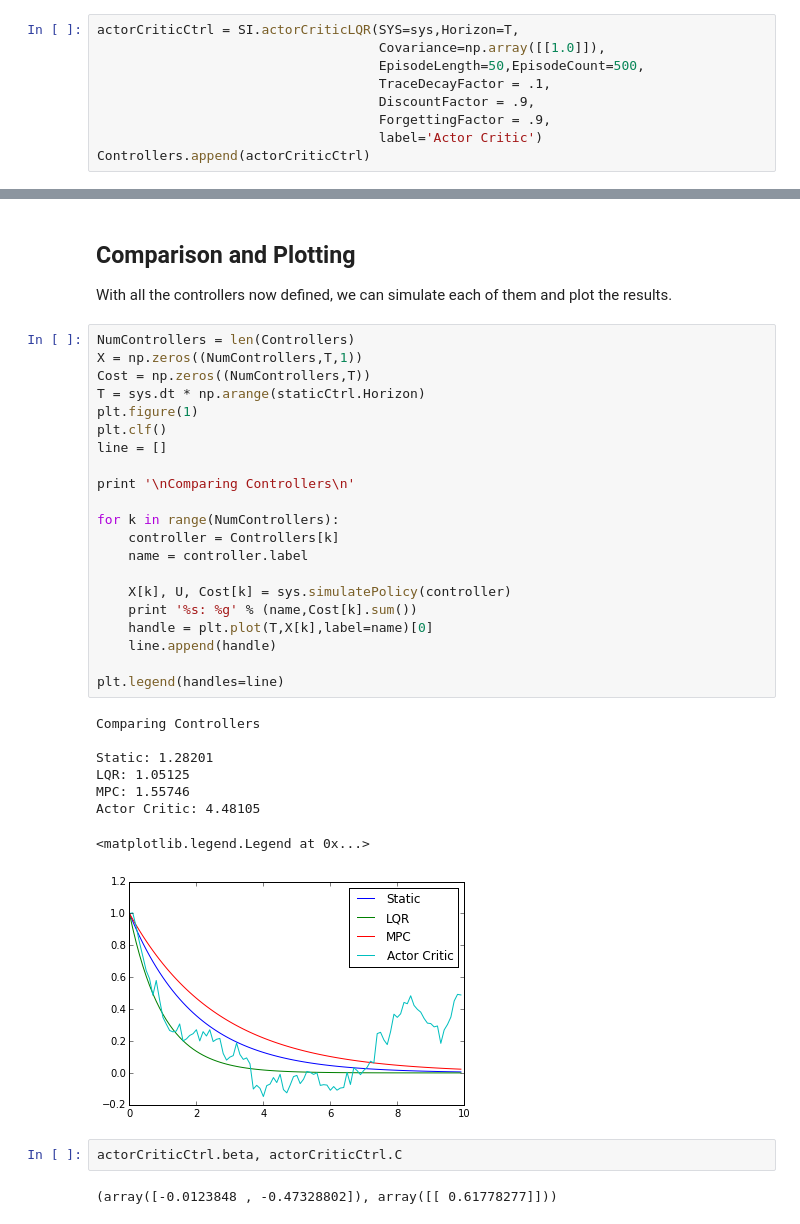
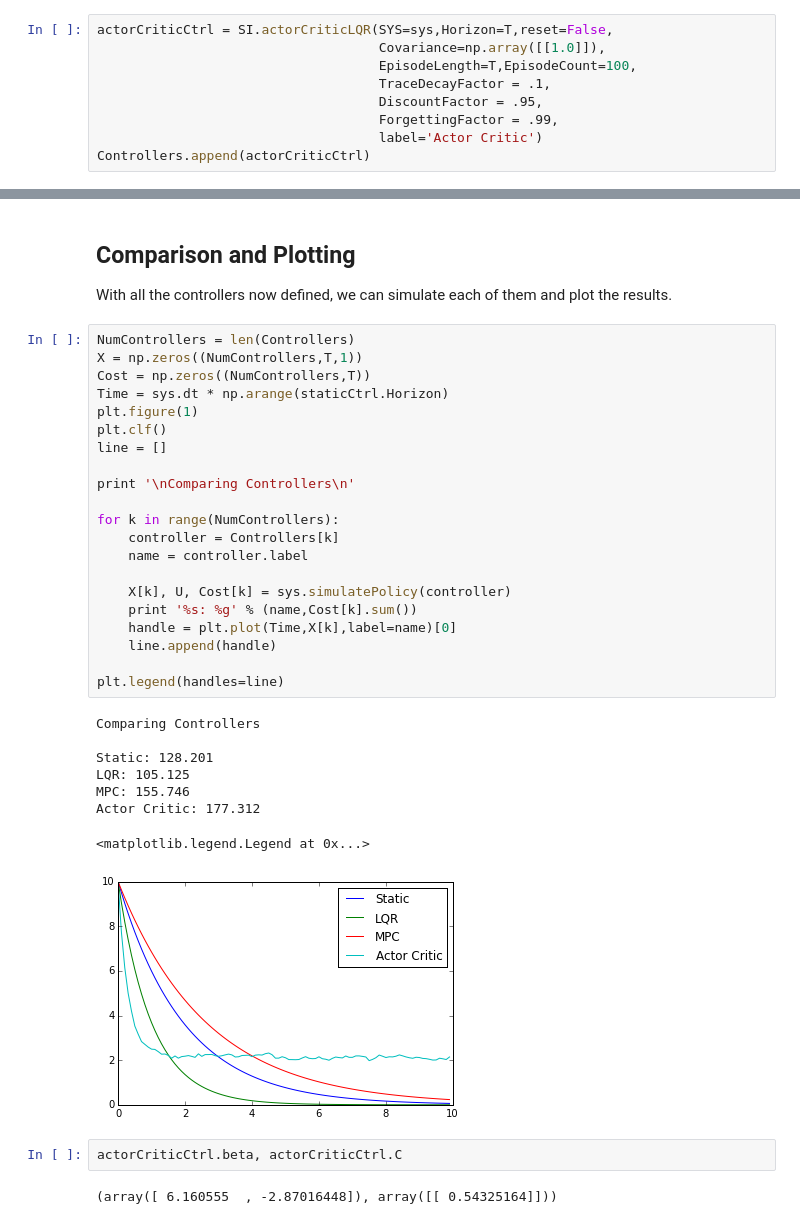
Before and after one commit to HRClab/SimInterface, a Jupyter notebook: IntegratorOptimalControl.ipynb, the cells around one changed output, grey strips where cells are left out. Cells and saved outputs as stored; diff of their text form.

```diff
--- a/IntegratorOptimalControl.ipynb
+++ b/IntegratorOptimalControl.ipynb
@@ -100,12 +100,12 @@ Controllers.append(mpcCtrl)
 # %% [markdown]
 We can also compute control the control using only sequences of costs using an actor-critic algorithm.
 # %%
-actorCriticCtrl = SI.actorCriticLQR(SYS=sys,Horizon=T,
+actorCriticCtrl = SI.actorCriticLQR(SYS=sys,Horizon=T,reset=False,
                                     Covariance=np.array([[1.0]]),
-                                    EpisodeLength=50,EpisodeCount=500,
+                                    EpisodeLength=T,EpisodeCount=100,
                                     TraceDecayFactor = .1,
-                                    DiscountFactor = .9,
-                                    ForgettingFactor = .9,
+                                    DiscountFactor = .95,
+                                    ForgettingFactor = .99,
                                     label='Actor Critic')
 Controllers.append(actorCriticCtrl)
 # %% [output]
@@ -133,34 +133,34 @@ With all the controllers now defined, we can simulate each of them and plot the
 # %%
 NumControllers = len(Controllers)
 X = np.zeros((NumControllers,T,1))
 Cost = np.zeros((NumControllers,T))
-T = sys.dt * np.arange(staticCtrl.Horizon)
+Time = sys.dt * np.arange(staticCtrl.Horizon)
 plt.figure(1)
 plt.clf()
 line = []
 
 print '\nComparing Controllers\n'
 
 for k in range(NumControllers):
     controller = Controllers[k]
     name = controller.label
 
     X[k], U, Cost[k] = sys.simulatePolicy(controller)
     print '%s: %g' % (name,Cost[k].sum())
-    handle = plt.plot(T,X[k],label=name)[0]
+    handle = plt.plot(Time,X[k],label=name)[0]
     line.append(handle)
 
 plt.legend(handles=line)
 # %% [output]
 Comparing Controllers
 
-Static: 1.28201
-LQR: 1.05125
-MPC: 1.55746
-Actor Critic: 4.48105
+Static: 128.201
+LQR: 105.125
+MPC: 155.746
+Actor Critic: 177.312
 <matplotlib.legend.Legend at 0x...>
-[figure, old version]
+[figure, new version]
 # %%
 actorCriticCtrl.beta, actorCriticCtrl.C
 # %% [output]
-(array([-0.0123848 , -0.47328802]), array([[ 0.61778277]]))
+(array([ 6.160555  , -2.87016448]), array([[ 0.54325164]]))
```
Also changed, not shown: parts of 3 cells of this notebook, 6 other files.
